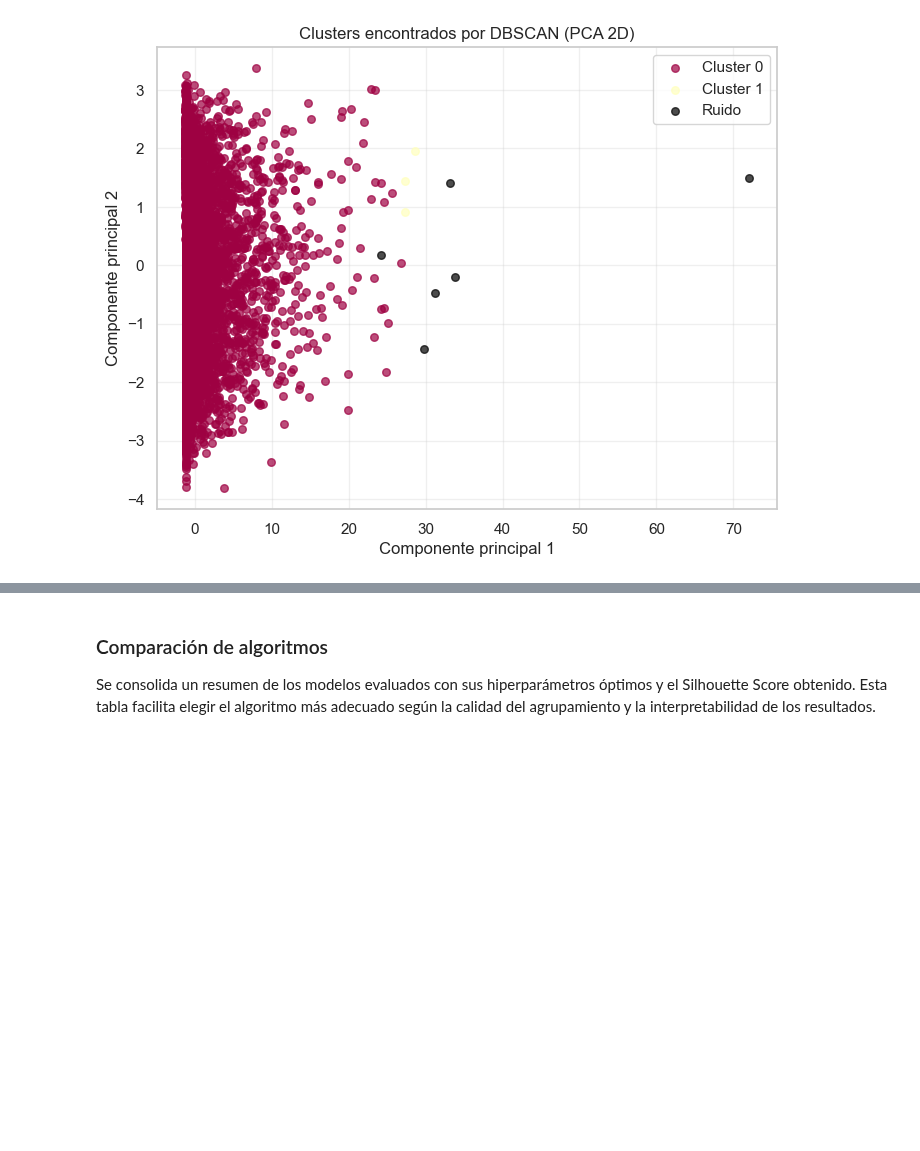
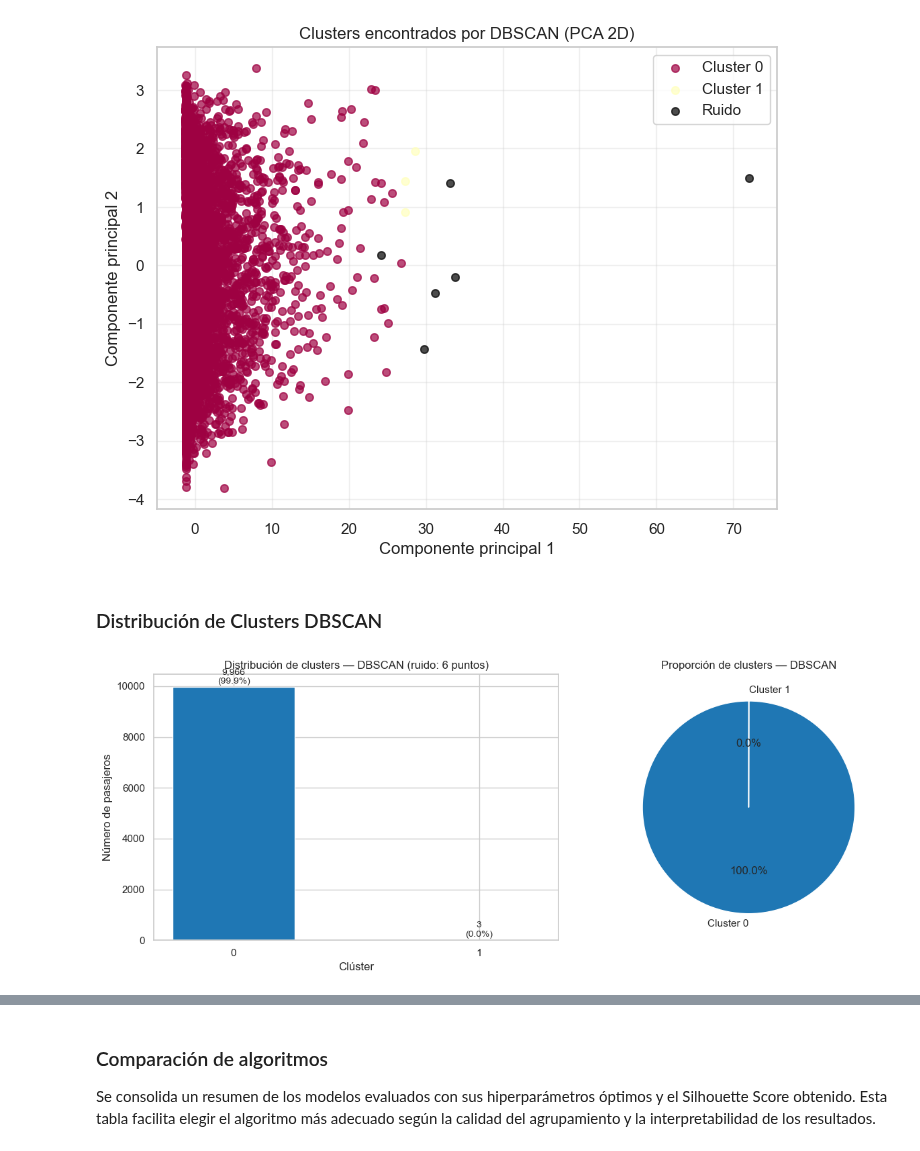
Before and after one commit to estefania-garcia/L4-Tarea-de-Agrupacion, a Jupyter notebook: Laboratorio 4.ipynb, the cells around one changed output, grey strips where cells are left out. Cells and saved outputs as stored; diff of their text form; code cells hidden in the pictures; blank space fills up the shorter version.

```diff
--- a/Laboratorio 4.ipynb
+++ b/Laboratorio 4.ipynb
@@ -832,3 +832,31 @@ plt.grid(True, alpha=0.3)
 plt.show()
 # %% [output]
 [figure]
+# %% [markdown]
+### Distribución de Clusters DBSCAN
+# %%
+idx_db = np.array([k for k in sorted(set(dbscan_labels)) if k != -1])
+val_db = np.array([np.sum(dbscan_labels == k) for k in idx_db])
+colores_db = plt.cm.tab10(np.linspace(0, 0.3, len(idx_db)))
+
+fig, axes = plt.subplots(1, 2, figsize=(13, 5))
+
+bars = axes[0].bar(idx_db, val_db, color=colores_db, edgecolor='white', width=0.5)
+for bar, val in zip(bars, val_db):
+    axes[0].text(bar.get_x() + bar.get_width()/2, bar.get_height() + 50,
+                 f'{val:,}\n({val/len(dbscan_labels)*100:.1f}%)',
+                 ha='center', va='bottom', fontsize=10)
+axes[0].set_xlabel('Clúster')
+axes[0].set_ylabel('Número de pasajeros')
+axes[0].set_title(f'Distribución de clusters — DBSCAN (ruido: {n_noise_dbscan} puntos)')
+axes[0].set_xticks(idx_db)
+
+axes[1].pie(val_db, labels=[f'Cluster {i}' for i in idx_db],
+            autopct='%1.1f%%', colors=colores_db,
+            startangle=90, wedgeprops={'edgecolor': 'white'})
+axes[1].set_title('Proporción de clusters — DBSCAN')
+
+plt.tight_layout()
+plt.show()
+# %% [output]
+[figure, added]
```
Also changed, not shown: parts of 12 cells of this notebook.
